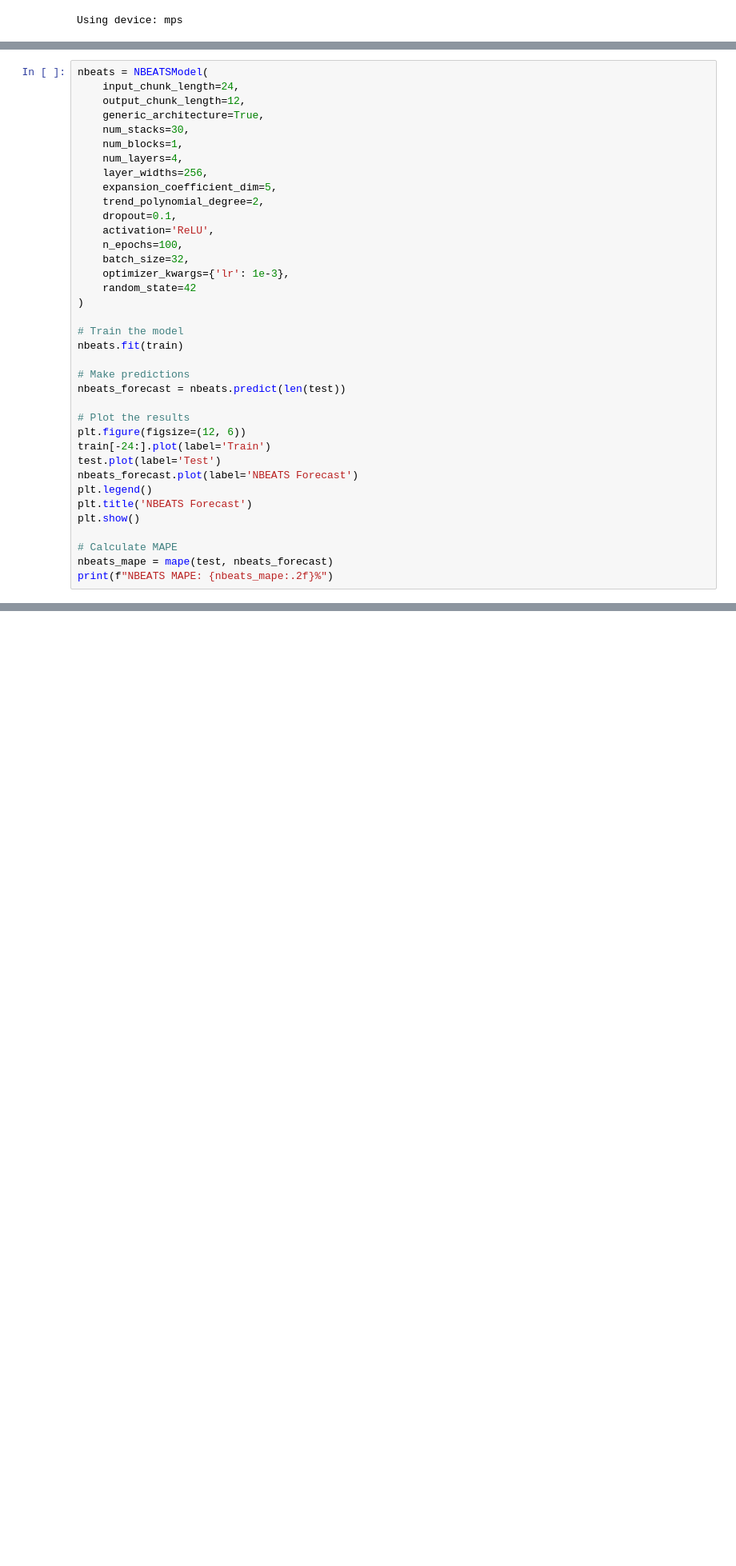
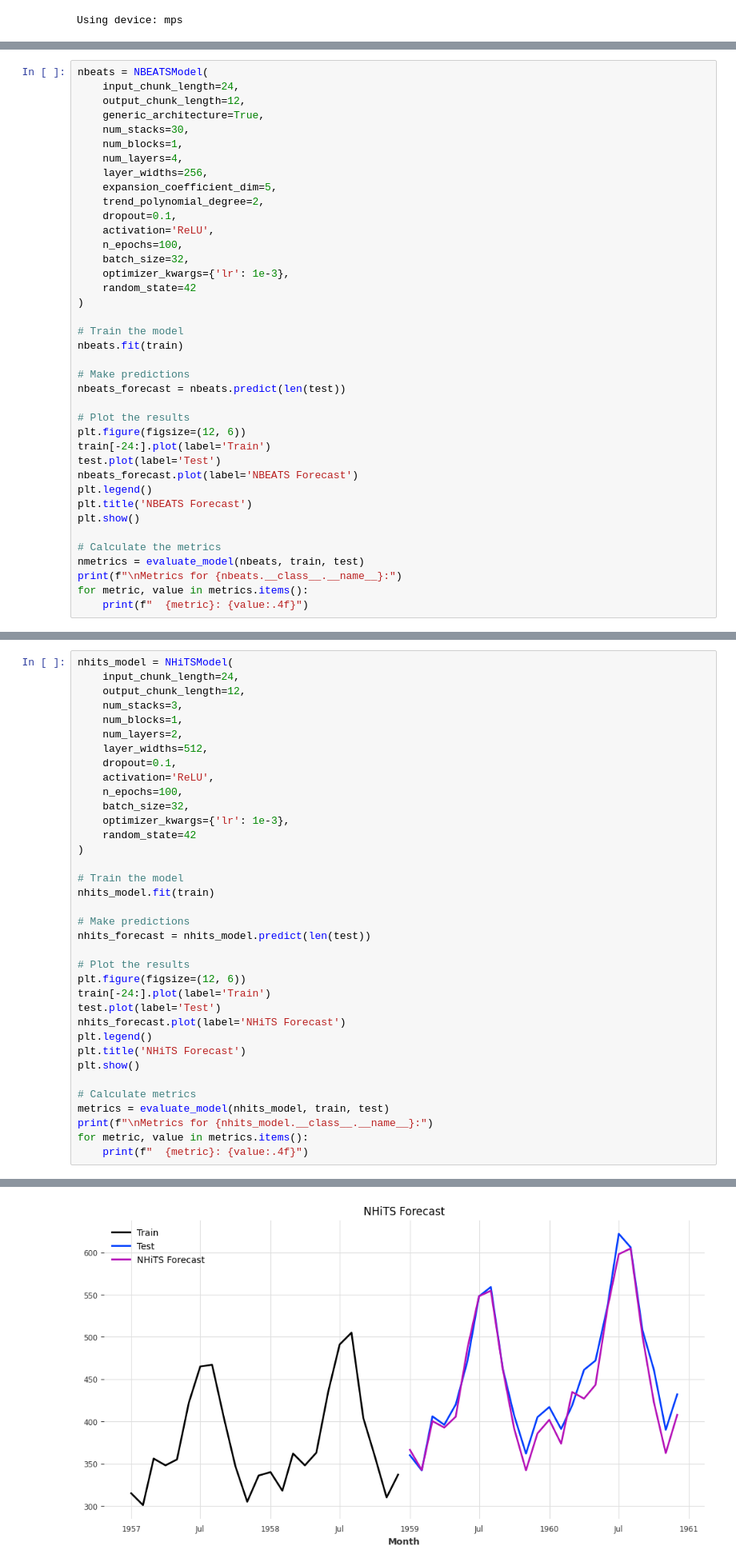
Before and after one commit to sm4rtm4art/TimeSeries, a Jupyter notebook: notebooks/Darts/4_Darts_Time_Mixer.ipynb, the cells around one changed output, grey strips where cells are left out. Shown at 80% size. Cells and saved outputs as stored; diff of their text form; blank space fills up the shorter version.

```diff
--- a/notebooks/Darts/4_Darts_Time_Mixer.ipynb
+++ b/notebooks/Darts/4_Darts_Time_Mixer.ipynb
@@ -90,9 +510,11 @@ plt.legend()
 plt.title('NBEATS Forecast')
 plt.show()
 
-# Calculate MAPE
-nbeats_mape = mape(test, nbeats_forecast)
-print(f"NBEATS MAPE: {nbeats_mape:.2f}%")
+# Calculate the metrics
+nmetrics = evaluate_model(nbeats, train, test)
+print(f"\nMetrics for {nbeats.__class__.__name__}:")
+for metric, value in metrics.items():
+    print(f"  {metric}: {value:.4f}")
 # %% [output]
 GPU available: True (mps), used: True
 TPU available: False, using: 0 TPU cores
@@ -121,0 +552,37 @@ NBEATS MAPE: 5.05%
+# %%
+nhits_model = NHiTSModel(
+    input_chunk_length=24,
+    output_chunk_length=12,
+    num_stacks=3,
+    num_blocks=1,
+    num_layers=2,
+    layer_widths=512,
+    dropout=0.1,
+    activation='ReLU',
+    n_epochs=100,
+    batch_size=32,
+    optimizer_kwargs={'lr': 1e-3},
+    random_state=42
+)
+
+# Train the model
+nhits_model.fit(train)
+
+# Make predictions
+nhits_forecast = nhits_model.predict(len(test))
+
+# Plot the results
+plt.figure(figsize=(12, 6))
+train[-24:].plot(label='Train')
+test.plot(label='Test')
+nhits_forecast.plot(label='NHiTS Forecast')
+plt.legend()
+plt.title('NHiTS Forecast')
+plt.show()
+
+# Calculate metrics
+metrics = evaluate_model(nhits_model, train, test)
+print(f"\nMetrics for {nhits_model.__class__.__name__}:")
+for metric, value in metrics.items():
+    print(f"  {metric}: {value:.4f}")
+# %% [output]
@@ -121,0 +612 @@ NBEATS MAPE: 5.05%
+[figure, added]
```
Also changed, not shown: parts of 29 cells of this notebook, 1 other file.
